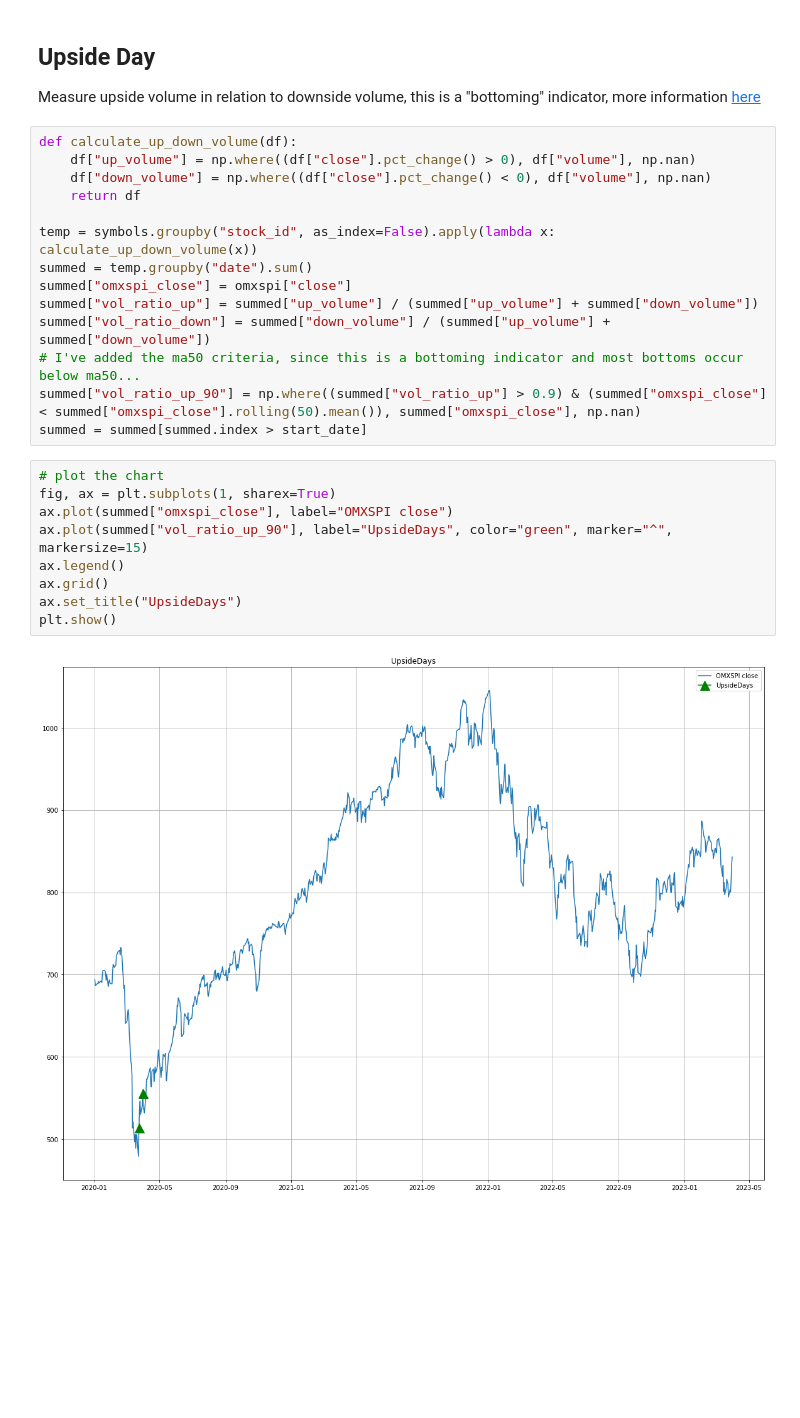
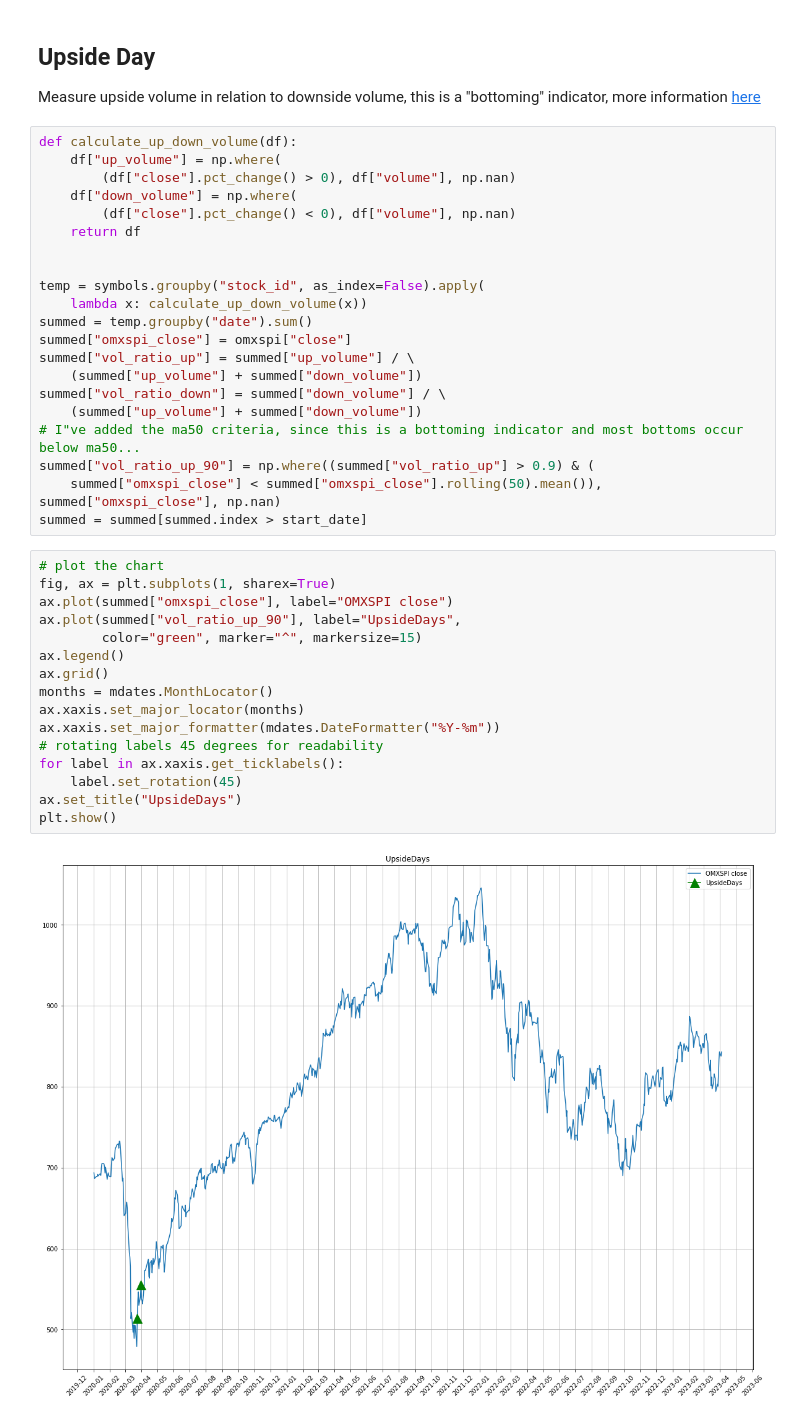
Before and after one commit to tfrojd/BorsdataAPI, a Jupyter notebook: borsdata/breadth_indicators.ipynb, the cells around one changed output. Cells and saved outputs as stored; diff of their text form; blank space fills up the shorter version.

```diff
--- a/borsdata/breadth_indicators.ipynb
+++ b/borsdata/breadth_indicators.ipynb
@@ -227,26 +266,40 @@ For more information regarding the indicator see [ZweigBreadthThrust](https://ww
 Measure upside volume in relation to downside volume, this is a "bottoming" indicator, more information [here](https://tradethatswing.com/when-to-buy-stocks-after-a-stock-market-correction/#:~:text=Lowry%20Upside%20Days%20To%20Signal,to%20one%2090%25%20upside%20day.)
 # %%
 def calculate_up_down_volume(df):
-    df["up_volume"] = np.where((df["close"].pct_change() > 0), df["volume"], np.nan)
-    df["down_volume"] = np.where((df["close"].pct_change() < 0), df["volume"], np.nan)
+    df["up_volume"] = np.where(
+        (df["close"].pct_change() > 0), df["volume"], np.nan)
+    df["down_volume"] = np.where(
+        (df["close"].pct_change() < 0), df["volume"], np.nan)
     return df
 
-temp = symbols.groupby("stock_id", as_index=False).apply(lambda x: calculate_up_down_volume(x))
+
+temp = symbols.groupby("stock_id", as_index=False).apply(
+    lambda x: calculate_up_down_volume(x))
 summed = temp.groupby("date").sum()
 summed["omxspi_close"] = omxspi["close"]
-summed["vol_ratio_up"] = summed["up_volume"] / (summed["up_volume"] + summed["down_volume"])
-summed["vol_ratio_down"] = summed["down_volume"] / (summed["up_volume"] + summed["down_volume"])
-# I've added the ma50 criteria, since this is a bottoming indicator and most bottoms occur below ma50...
-summed["vol_ratio_up_90"] = np.where((summed["vol_ratio_up"] > 0.9) & (summed["omxspi_close"] < summed["omxspi_close"].rolling(50).mean()), summed["omxspi_close"], np.nan)
+summed["vol_ratio_up"] = summed["up_volume"] / \
+    (summed["up_volume"] + summed["down_volume"])
+summed["vol_ratio_down"] = summed["down_volume"] / \
+    (summed["up_volume"] + summed["down_volume"])
+# I"ve added the ma50 criteria, since this is a bottoming indicator and most bottoms occur below ma50...
+summed["vol_ratio_up_90"] = np.where((summed["vol_ratio_up"] > 0.9) & (
+    summed["omxspi_close"] < summed["omxspi_close"].rolling(50).mean()), summed["omxspi_close"], np.nan)
 summed = summed[summed.index > start_date]
 # %%
 # plot the chart
 fig, ax = plt.subplots(1, sharex=True)
 ax.plot(summed["omxspi_close"], label="OMXSPI close")
-ax.plot(summed["vol_ratio_up_90"], label="UpsideDays", color="green", marker="^", markersize=15)
+ax.plot(summed["vol_ratio_up_90"], label="UpsideDays",
+        color="green", marker="^", markersize=15)
 ax.legend()
 ax.grid()
+months = mdates.MonthLocator()
+ax.xaxis.set_major_locator(months)
+ax.xaxis.set_major_formatter(mdates.DateFormatter("%Y-%m"))
+# rotating labels 45 degrees for readability
+for label in ax.xaxis.get_ticklabels():
+    label.set_rotation(45)
 ax.set_title("UpsideDays")
 plt.show()
 # %% [output]
-[figure, old version]
+[figure, new version]
```
Also changed, not shown: parts of 13 cells of this notebook, 1 other file.
